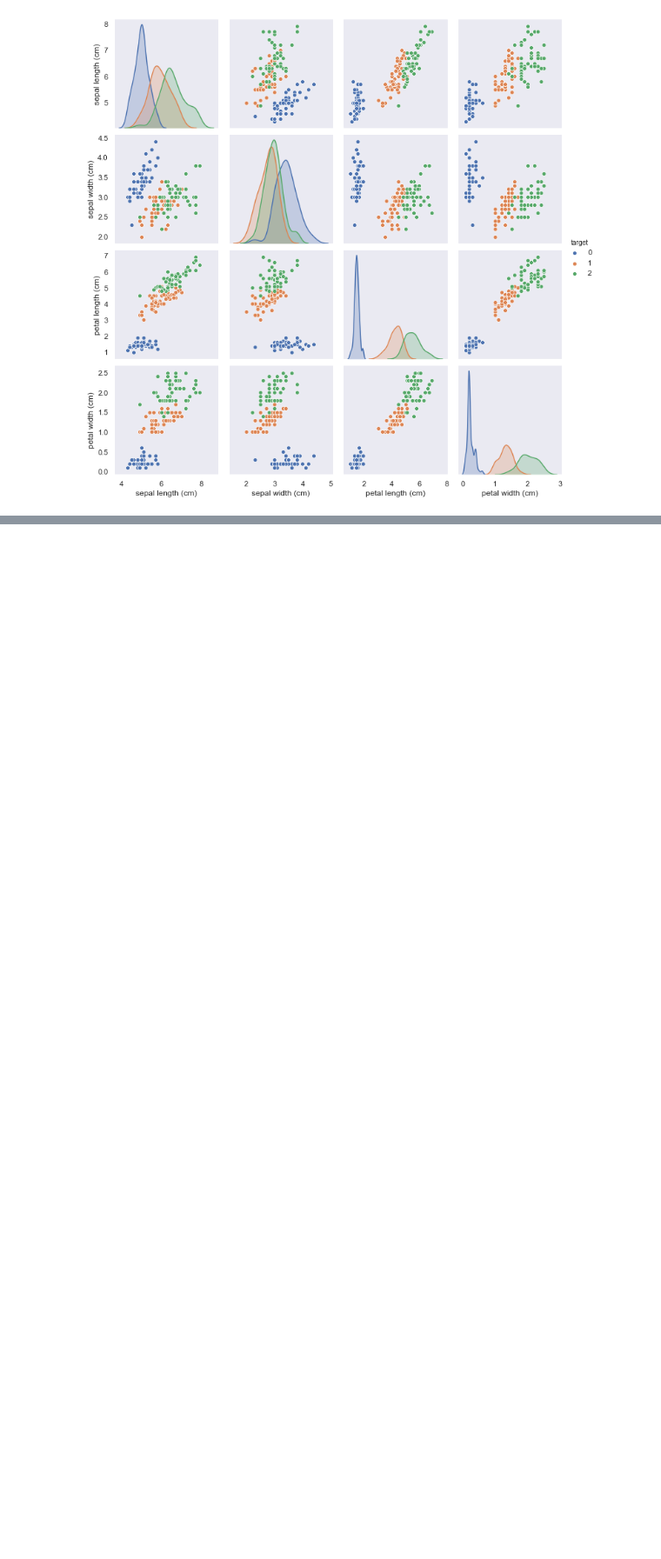
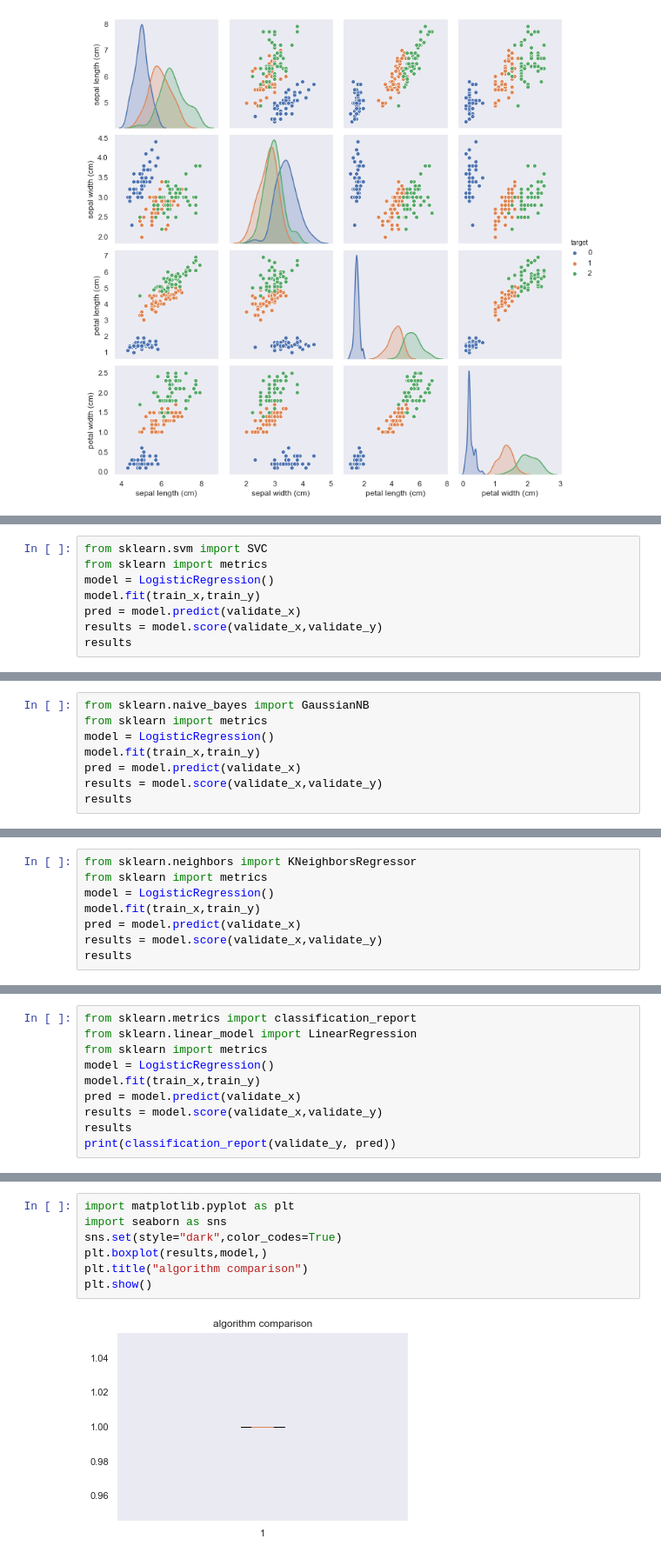
Before and after one commit to muliann/iris-Dataset-Classification, a Jupyter notebook: IrisMlProj.ipynp.ipynb, the cells around one changed output, grey strips where cells are left out. Shown at 87% size. Cells and saved outputs as stored; diff of their text form; blank space fills up the shorter version.

```diff
--- a/IrisMlProj.ipynp.ipynb
+++ b/IrisMlProj.ipynp.ipynb
@@ -114,0 +95,8 @@ print(test)
+# %%
+from sklearn.svm import SVC
+from sklearn import metrics
+model = LogisticRegression()
+model.fit(train_x,train_y)
+pred = model.predict(validate_x)
+results = model.score(validate_x,validate_y)
+results
@@ -114,0 +105,8 @@ print(test)
+# %%
+from sklearn.naive_bayes import GaussianNB
+from sklearn import metrics
+model = LogisticRegression()
+model.fit(train_x,train_y)
+pred = model.predict(validate_x)
+results = model.score(validate_x,validate_y)
+results
@@ -114,0 +115,8 @@ print(test)
+# %%
+from sklearn.neighbors import KNeighborsRegressor
+from sklearn import metrics
+model = LogisticRegression()
+model.fit(train_x,train_y)
+pred = model.predict(validate_x)
+results = model.score(validate_x,validate_y)
+results
@@ -114,0 +125,10 @@ print(test)
+# %%
+from sklearn.metrics import classification_report
+from sklearn.linear_model import LinearRegression
+from sklearn import metrics
+model = LogisticRegression()
+model.fit(train_x,train_y)
+pred = model.predict(validate_x)
+results = model.score(validate_x,validate_y)
+results
+print(classification_report(validate_y, pred))
@@ -114,0 +145,9 @@ print(test)
+# %%
+import matplotlib.pyplot as plt
+import seaborn as sns
+sns.set(style="dark",color_codes=True)
+plt.boxplot(results,model,)
+plt.title("algorithm comparison")
+plt.show()
+# %% [output]
+[figure, added]
```
Also changed, not shown: parts of 10 cells of this notebook.
